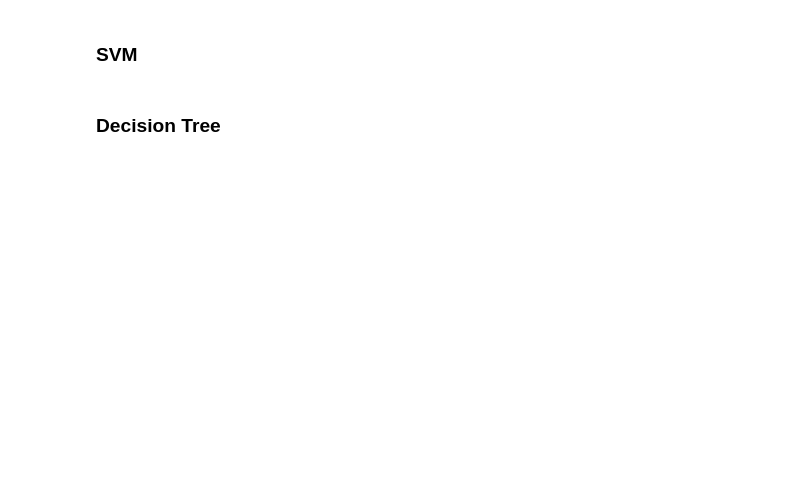
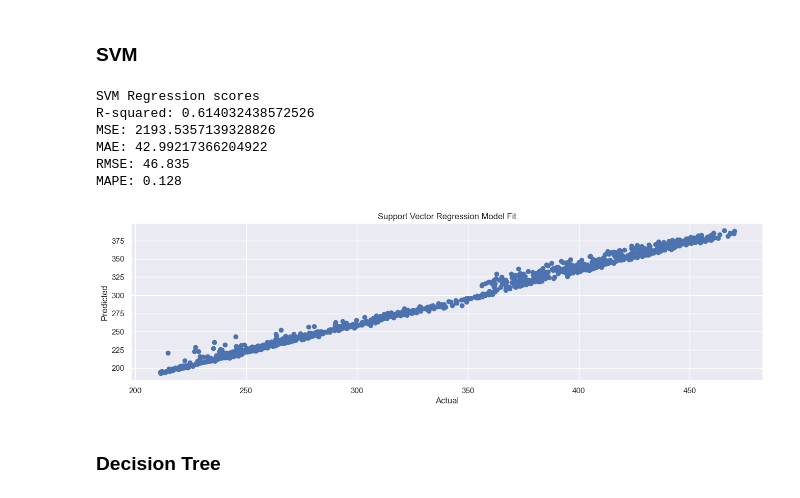
Before and after one commit to okenreed/aai501_final, a Jupyter notebook: final.ipynb, the cells around one changed output. Drawn from its saved outputs; the diff is of its cells as text; code cells hidden in the pictures; blank space fills up the shorter version.

```diff
--- a/final.ipynb
+++ b/final.ipynb
@@ -260,32 +285,40 @@ plt.show()
 # %%
 # Support Vector Regression - Import library
 from sklearn.svm import SVR
 
 # Support Vector Regression
 svm_model = SVR(kernel='linear')
-svm_model.fit(x_train_lr.reshape(x_train_lr.shape[0], -1), y_train_scaled.ravel())
-svm_pred = svm_model.predict(x_test.reshape(x_test_lr.shape[0], -1))
-svm_pred = scaler_y.inverse_transform(svm_pred)
+svm_model.fit(x_train_scaled.reshape(x_train_scaled.shape[0], -1), y_train_scaled.ravel())
+svm_pred = svm_model.predict(x_test_scaled.reshape(x_test_scaled.shape[0], -1))
+svm_pred = scaler_y.inverse_transform(svm_pred.reshape(-1, 1))
 svm_mse = np.mean((svm_pred - y_test)**2)
 
 # Calculate R-squared and mean absolute error
 svm_r2 = r2_score(y_test, svm_pred)
 svm_mae = mean_absolute_error(y_test, svm_pred)
 
 # Print SVM Mean Squared Error, Mean Absolute Error and R-squared
 print('SVM Regression scores')
 print('R-squared:', svm_r2)
 print('MSE:', svm_mse)
 print('MAE:', svm_mae)
 print(f'RMSE: {rmse_calc(y_test, svm_pred):.3f}')
 print(f'MAPE: {mape_calc(y_test, svm_pred):.3f}')
 
 # Create scatterplot with model fit
 plt.scatter(y_test, svm_pred)
 plt.xlabel('Actual')
 plt.ylabel('Predicted')
 plt.title('Support Vector Regression Model Fit')
 plt.show()
+# %% [output]
+SVM Regression scores
+R-squared: 0.614032438572526
+MSE: 2193.5357139328826
+MAE: 42.99217366204922
+RMSE: 46.835
+MAPE: 0.128
+[figure, added]
 # %% [markdown]
 ### Decision Tree
 # %%
```
Also changed, not shown: parts of 11 cells of this notebook, 1 other file.
